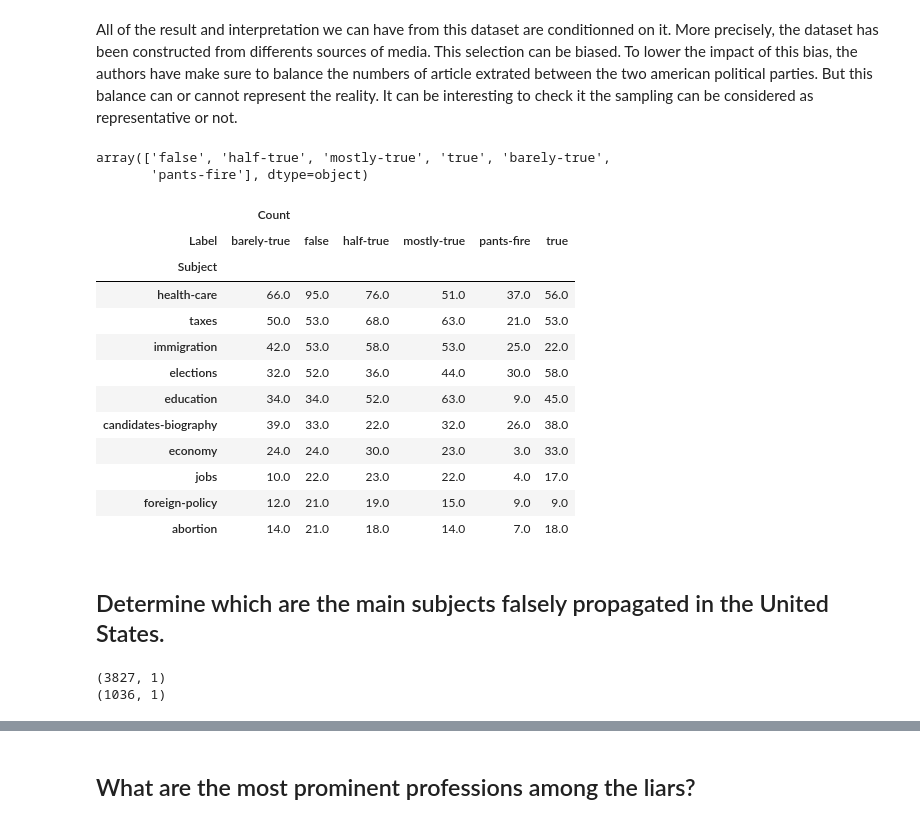
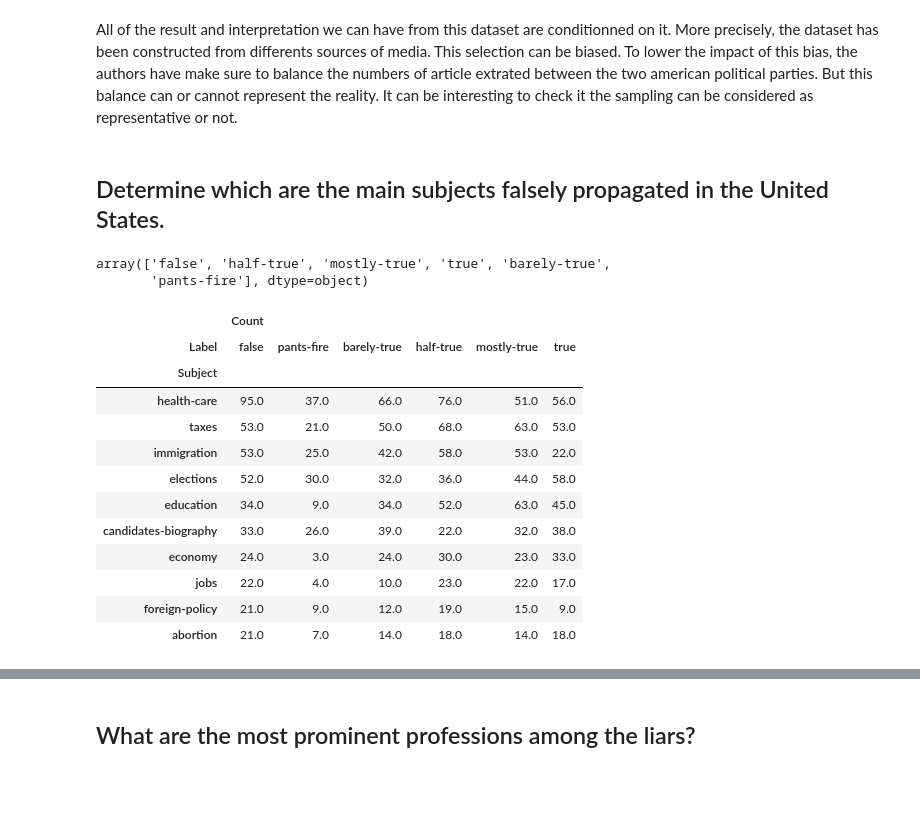
Before and after one commit to nicolasFontbonne/ADA-FakeNews, a Jupyter notebook: main_analysis.ipynb, the cells around one changed output, grey strips where cells are left out. Saved outputs shown, nothing was run; the diff lists cells and outputs as text; code cells hidden in the pictures; blank space fills up the shorter version.

```diff
--- a/main_analysis.ipynb
+++ b/main_analysis.ipynb
@@ -84,32 +85,34 @@ print(get_additional_info("1123.json")['statement'])
 All of the result and interpretation we can have from this dataset are conditionned on it. More precisely, the dataset has been constructed from differents sources of media. This selection can be biased. To lower the impact of this bias, the authors have make sure to balance the numbers of article extrated between the two american political parties. But this balance can or cannot represent the reality. It can be interesting to check it the sampling can be considered as representative or not.
 # %%
 lie = liar_df[liar_df['Label'] == 'false']
+# %% [markdown]
+## Determine which are the main subjects falsely propagated in the United States.
 # %%
 liar_df['Label'].unique()
 # %% [output]
 array(['false', 'half-true', 'mostly-true', 'true', 'barely-true',
        'pants-fire'], dtype=object)
 # %%
+col = "Subject"
 df = liar_df[[col, "ID", "Label"]]
 df.columns = [col, "Count", "Label"]
 col_subject = df.groupby([col, "Label"]).count()[["Count"]]
 col_subject = col_subject.unstack('Label')
 col_subject = col_subject.fillna(0)
 col_subject = col_subject.sort_values(by=[('Count', 'false')], ascending = False)
+col_subject = col_subject[[('Count', 'false'), ('Count', 'pants-fire'), ('Count', 'barely-true'),('Count', 'half-true'),('Count', 'mostly-true'),('Count', 'true')]]
 col_subject.head(10)
 # %% [output]
 |  | Count |  |  |  |  |  |
-| Label | barely-true | false | half-true | mostly-true | pants-fire | true |
+| Label | false | pants-fire | barely-true | half-true | mostly-true | true |
 | Subject |  |  |  |  |  |  |
-| health-care | 66.0 | 95.0 | 76.0 | 51.0 | 37.0 | 56.0 |
-| taxes | 50.0 | 53.0 | 68.0 | 63.0 | 21.0 | 53.0 |
-| immigration | 42.0 | 53.0 | 58.0 | 53.0 | 25.0 | 22.0 |
-| elections | 32.0 | 52.0 | 36.0 | 44.0 | 30.0 | 58.0 |
-| education | 34.0 | 34.0 | 52.0 | 63.0 | 9.0 | 45.0 |
-| candidates-biography | 39.0 | 33.0 | 22.0 | 32.0 | 26.0 | 38.0 |
-| economy | 24.0 | 24.0 | 30.0 | 23.0 | 3.0 | 33.0 |
-| jobs | 10.0 | 22.0 | 23.0 | 22.0 | 4.0 | 17.0 |
-| foreign-policy | 12.0 | 21.0 | 19.0 | 15.0 | 9.0 | 9.0 |
-| abortion | 14.0 | 21.0 | 18.0 | 14.0 | 7.0 | 18.0 |
+| health-care | 95.0 | 37.0 | 66.0 | 76.0 | 51.0 | 56.0 |
+| taxes | 53.0 | 21.0 | 50.0 | 68.0 | 63.0 | 53.0 |
+| immigration | 53.0 | 25.0 | 42.0 | 58.0 | 53.0 | 22.0 |
+| elections | 52.0 | 30.0 | 32.0 | 36.0 | 44.0 | 58.0 |
+| education | 34.0 | 9.0 | 34.0 | 52.0 | 63.0 | 45.0 |
+| candidates-biography | 33.0 | 26.0 | 39.0 | 22.0 | 32.0 | 38.0 |
+| economy | 24.0 | 3.0 | 24.0 | 30.0 | 23.0 | 33.0 |
+| jobs | 22.0 | 4.0 | 10.0 | 23.0 | 22.0 | 17.0 |
+| foreign-policy | 21.0 | 9.0 | 12.0 | 19.0 | 15.0 | 9.0 |
+| abortion | 21.0 | 7.0 | 14.0 | 18.0 | 14.0 | 18.0 |
-# %% [markdown]
-## Determine which are the main subjects falsely propagated in the United States.
@@ -126,6 +118,0 @@ subject_lie = subject_lie.sort_values(by=['Count'], ascending = False)
-# %%
-print(subject.shape)
-print(subject_lie.shape)
-# %% [output]
-(3827, 1)
-(1036, 1)
```
Also changed, not shown: parts of 14 cells of this notebook.
